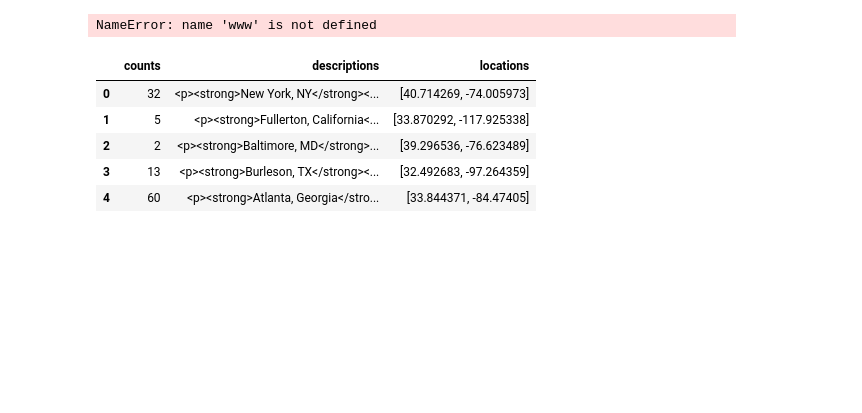
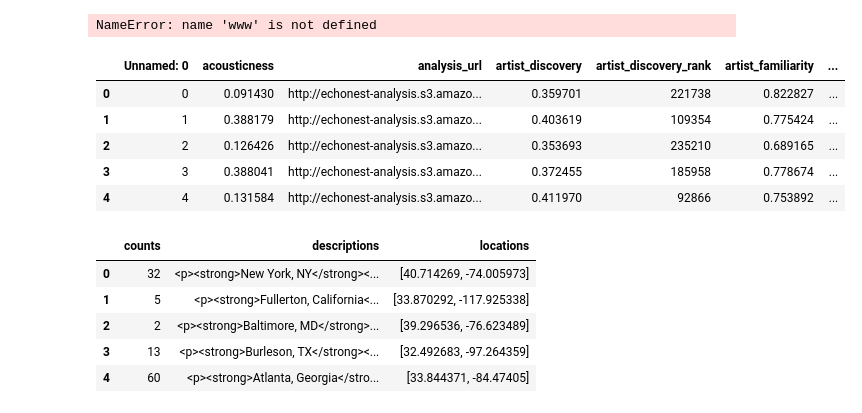
Before and after one commit to matlisa/crimsondance, a Jupyter notebook: Map.ipynb, the cells around one changed output. Cells and saved outputs as stored; diff of their text form; code cells hidden in the pictures; blank space fills up the shorter version.

```diff
--- a/Map.ipynb
+++ b/Map.ipynb
@@ -144,6 +144,14 @@ def read_kml(fname='ss.kml'):
     return points
 # %%
 df=pd.read_csv("./all_05_14.csv")
+df.head()
+# %% [output]
+|  | Unnamed: 0 | acousticness | analysis_url | artist_discovery | artist_discovery_rank | artist_familiarity | ... |
+| 0 | 0 | 0.091430 | http://echonest-analysis.s3.amazo... | 0.359701 | 221738 | 0.822827 | ... |
+| 1 | 1 | 0.388179 | http://echonest-analysis.s3.amazo... | 0.403619 | 109354 | 0.775424 | ... |
+| 2 | 2 | 0.126426 | http://echonest-analysis.s3.amazo... | 0.353693 | 235210 | 0.689165 | ... |
+| 3 | 3 | 0.388041 | http://echonest-analysis.s3.amazo... | 0.372455 | 185958 | 0.778674 | ... |
+| 4 | 4 | 0.131584 | http://echonest-analysis.s3.amazo... | 0.411970 | 92866 | 0.753892 | ... |
 # %%
 import ast
 datadict = {}
```
Also changed, not shown: parts of 3 cells of this notebook.
